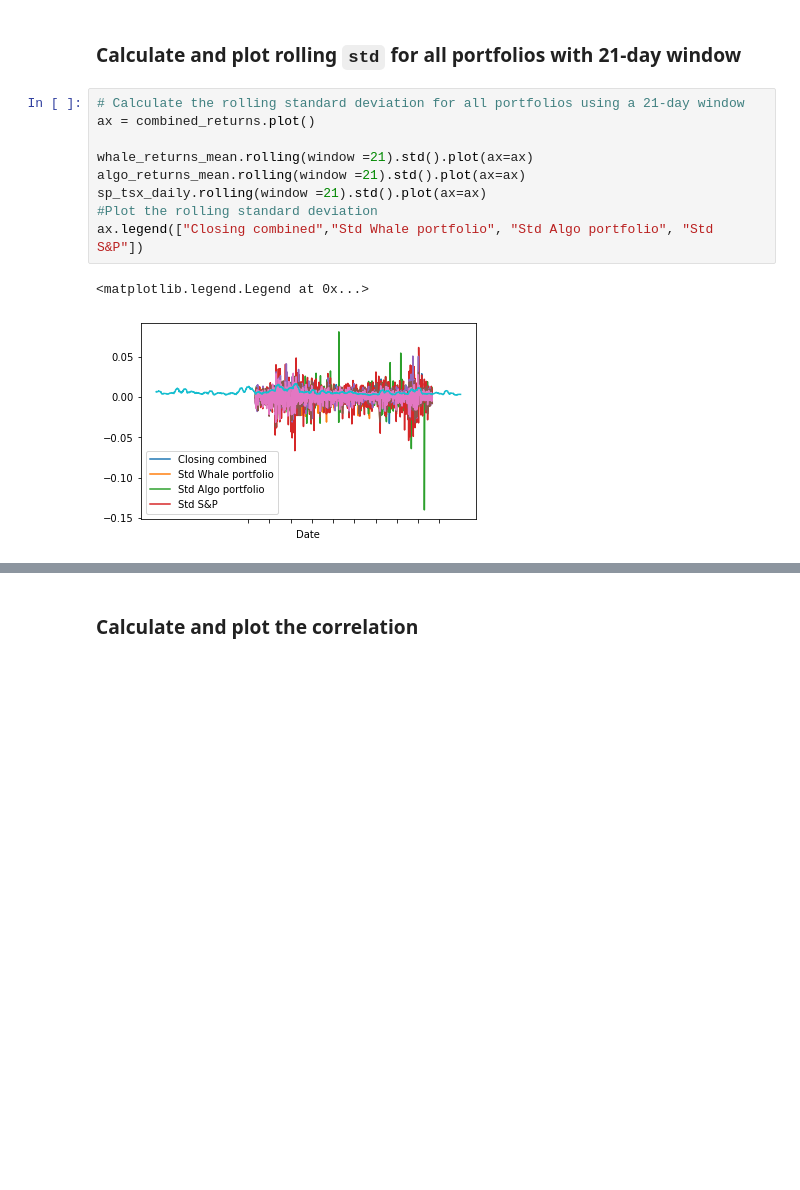
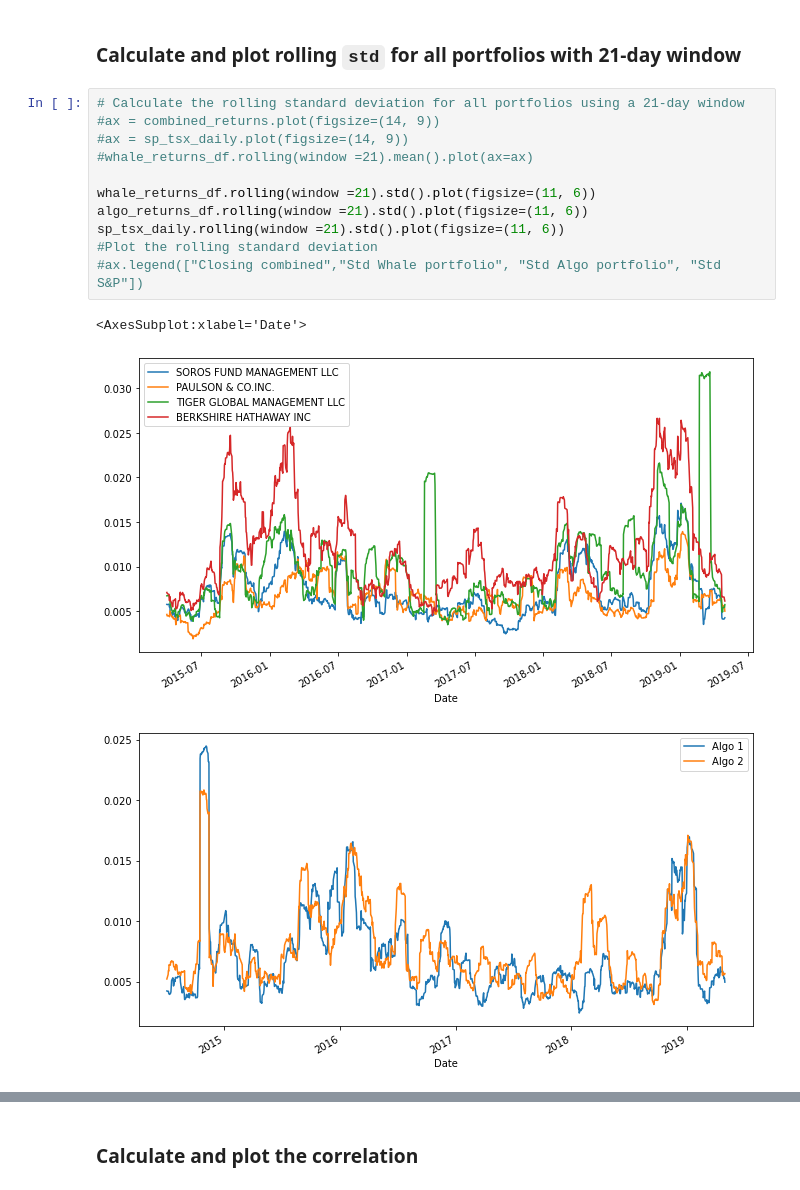
Before and after one commit to Tanobuon/pandas_homework, a Jupyter notebook: Starter_Code/whale_analysis.ipynb, the cells around one changed output, grey strips where cells are left out. Drawn from its saved outputs; the diff is of its cells as text; blank space fills up the shorter version.

```diff
--- a/Starter_Code/whale_analysis.ipynb
+++ b/Starter_Code/whale_analysis.ipynb
@@ -316,13 +316,16 @@ Risk changes over time. Analyze the rolling statistics for Risk and Beta.
 ### Calculate and plot rolling `std` for all portfolios with 21-day window
 # %%
 # Calculate the rolling standard deviation for all portfolios using a 21-day window
-ax = combined_returns.plot()
+#ax = combined_returns.plot(figsize=(14, 9))
+#ax = sp_tsx_daily.plot(figsize=(14, 9))
+#whale_returns_df.rolling(window =21).mean().plot(ax=ax)
 
-whale_returns_mean.rolling(window =21).std().plot(ax=ax)
-algo_returns_mean.rolling(window =21).std().plot(ax=ax)
-sp_tsx_daily.rolling(window =21).std().plot(ax=ax)
+whale_returns_df.rolling(window =21).std().plot(figsize=(11, 6))
+algo_returns_df.rolling(window =21).std().plot(figsize=(11, 6))
+sp_tsx_daily.rolling(window =21).std().plot(figsize=(11, 6))
 #Plot the rolling standard deviation
-ax.legend(["Closing combined","Std Whale portfolio", "Std Algo portfolio", "Std S&P"])
+#ax.legend(["Closing combined","Std Whale portfolio", "Std Algo portfolio", "Std S&P"])
 # %% [output]
-<matplotlib.legend.Legend at 0x...>
+<AxesSubplot:xlabel='Date'>
-[figure, old version]
+[figure, new version]
+[figure, added]
```
Also changed, not shown: parts of 6 cells of this notebook.
